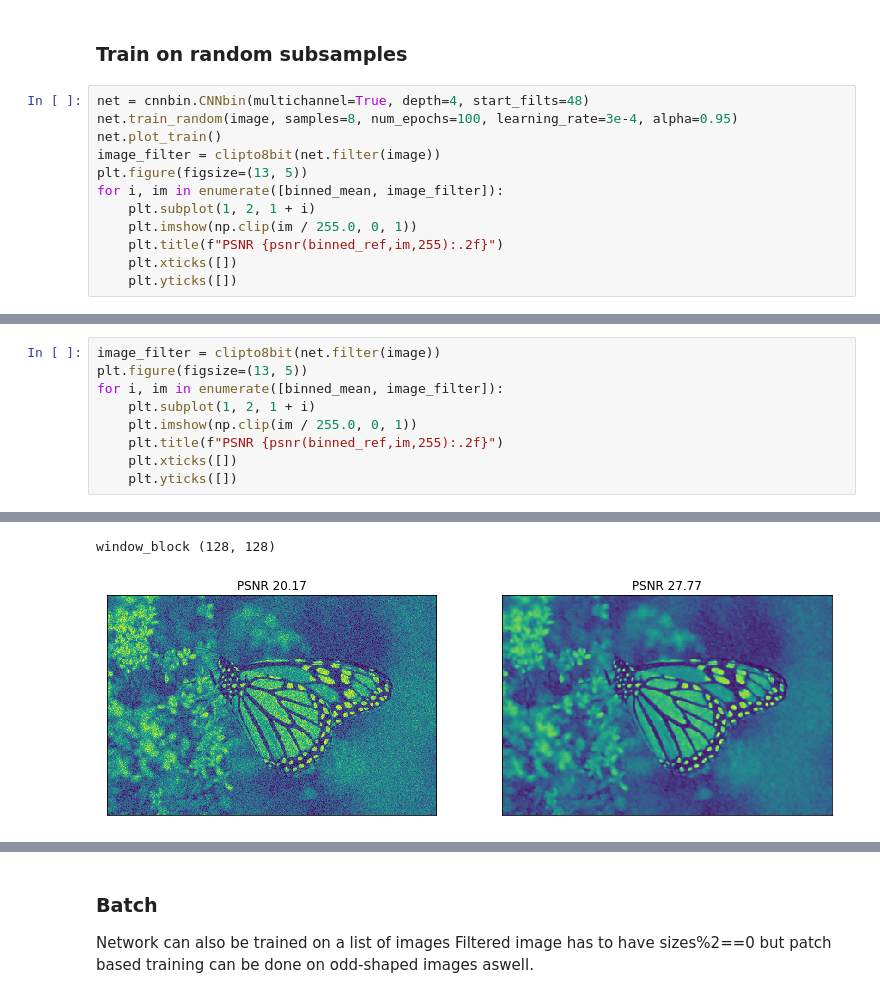
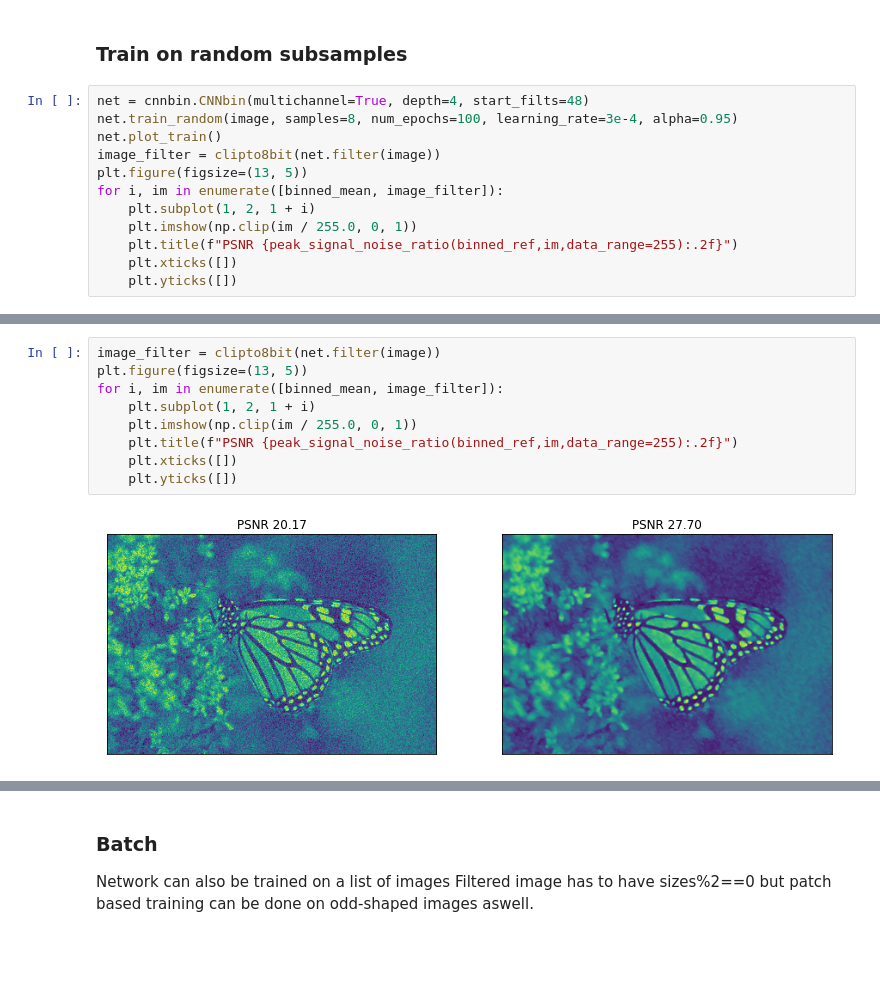
Before and after one commit to ncxt/ncxt_cnnbin, a Jupyter notebook: image_example.ipynb, the cells around one changed output, grey strips where cells are left out. Saved outputs shown, nothing was run; the diff lists cells and outputs as text; blank space fills up the shorter version.

```diff
--- a/image_example.ipynb
+++ b/image_example.ipynb
@@ -40,6 +44,6 @@ plt.figure(figsize=(13, 5))
 for i, im in enumerate([binned_mean, image_filter]):
     plt.subplot(1, 2, 1 + i)
     plt.imshow(np.clip(im / 255.0, 0, 1))
-    plt.title(f"PSNR {psnr(binned_ref,im,255):.2f}")
+    plt.title(f"PSNR {peak_signal_noise_ratio(binned_ref,im,data_range=255):.2f}")
     plt.xticks([])
     plt.yticks([])
@@ -76,13 +72,12 @@ HBox(children=(IntProgress(value=0, description='PSNR 0/0', style=ProgressStyle(
 # %%
 image_filter = clipto8bit(net.filter(image))
 plt.figure(figsize=(13, 5))
 for i, im in enumerate([binned_mean, image_filter]):
     plt.subplot(1, 2, 1 + i)
     plt.imshow(np.clip(im / 255.0, 0, 1))
-    plt.title(f"PSNR {psnr(binned_ref,im,255):.2f}")
+    plt.title(f"PSNR {peak_signal_noise_ratio(binned_ref,im,data_range=255):.2f}")
     plt.xticks([])
     plt.yticks([])
 # %% [output]
+[figure, new version]
 [interactive output not drawn]
-window_block (128, 128)
-[figure, old version]
```
Also changed, not shown: parts of 10 cells of this notebook, 6 other files.
